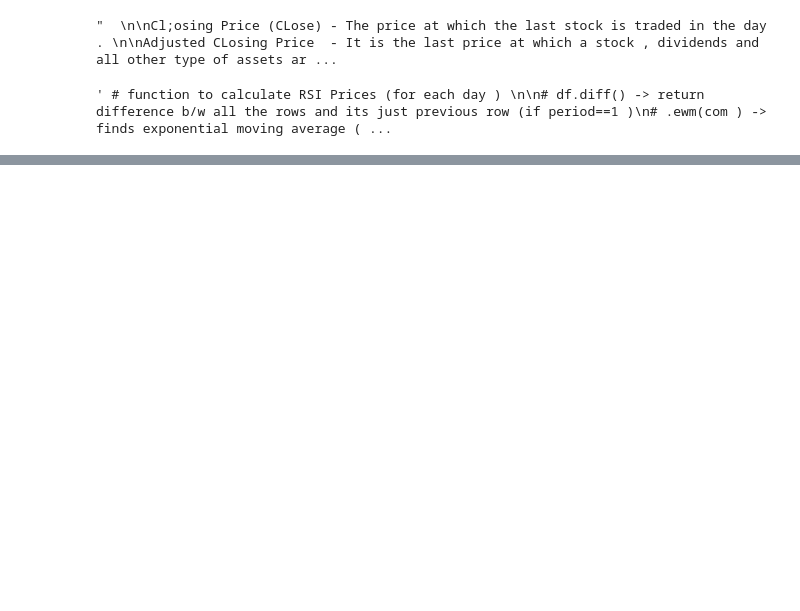
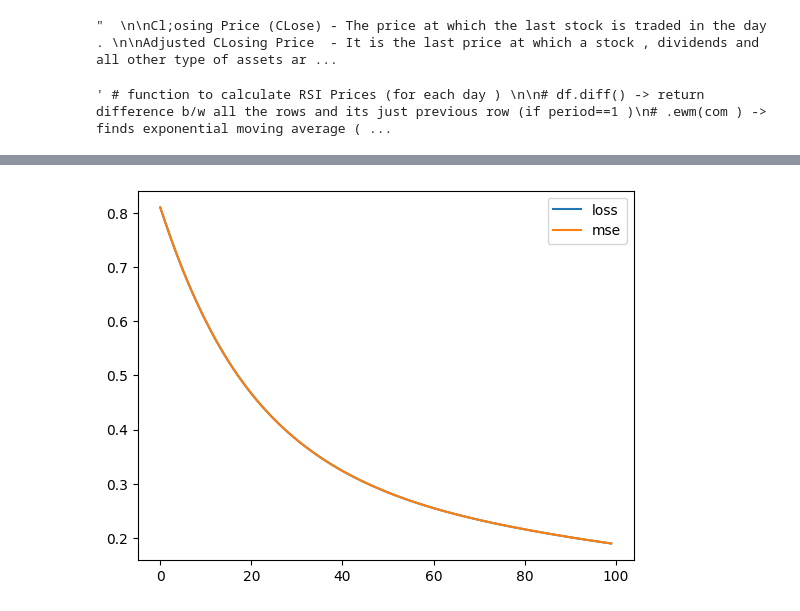
Before and after one commit to hecker1002/Algo.-Trading, a Jupyter notebook: RSI_Trading_Strategy/RSI.ipynb, the cells around one changed output, grey strips where cells are left out. Cells and saved outputs as stored; diff of their text form; code cells hidden in the pictures; blank space fills up the shorter version.

Commit message:
added code to use single LSTM  in hidden layer to do predcitino in TS data .

```diff
--- a/RSI_Trading_Strategy/RSI.ipynb
+++ b/RSI_Trading_Strategy/RSI.ipynb
@@ -112,0 +186,21 @@ Name: count, dtype: int64
+# %%
+# Harness the Model
+# units in LSTM - dim of output neurons / dim  of ht (hidden state) /cell stae*ct - LTM )
+
+ts_model = keras.models.Sequential([
+
+   # 1 hidden layer of LSTM   with out dim of ht as = 50 units
+   # USe relu actiavtion snce tanh already sued in LSTM to detemine LTM and STM and  input_shape== (t_steps , no of features )
+   keras.layers.LSTM( 50 , activation = "relu" ,  input_shape= (t_steps , n_features ) ) ,
+
+   # FOr final prdictin and processing , use a FUlly CONECTED LAYER ( FCN )
+   keras.layers.Dense(1 ) # regression , ONLY 1 output neuron ( with no act ivation )
+
+])
+
+ts_model.compile (loss = "mse" , optimizer = "sgd" , metrics = "mse")
+# %%
+# keep epichs higher wile trianing the LSTM
+history = ts_model.fit( X , y , epochs = 100)
+
+# sgd is becoming non differntible (part_dev(Loss) / part_dev(w) == 0)
@@ -112,0 +225,5 @@ Name: count, dtype: int64
+# %%
+pd.DataFrame( history.history).plot()
+plt.show()
+# %% [output]
+[figure, added]
```
Also changed, not shown: parts of 9 cells of this notebook.
